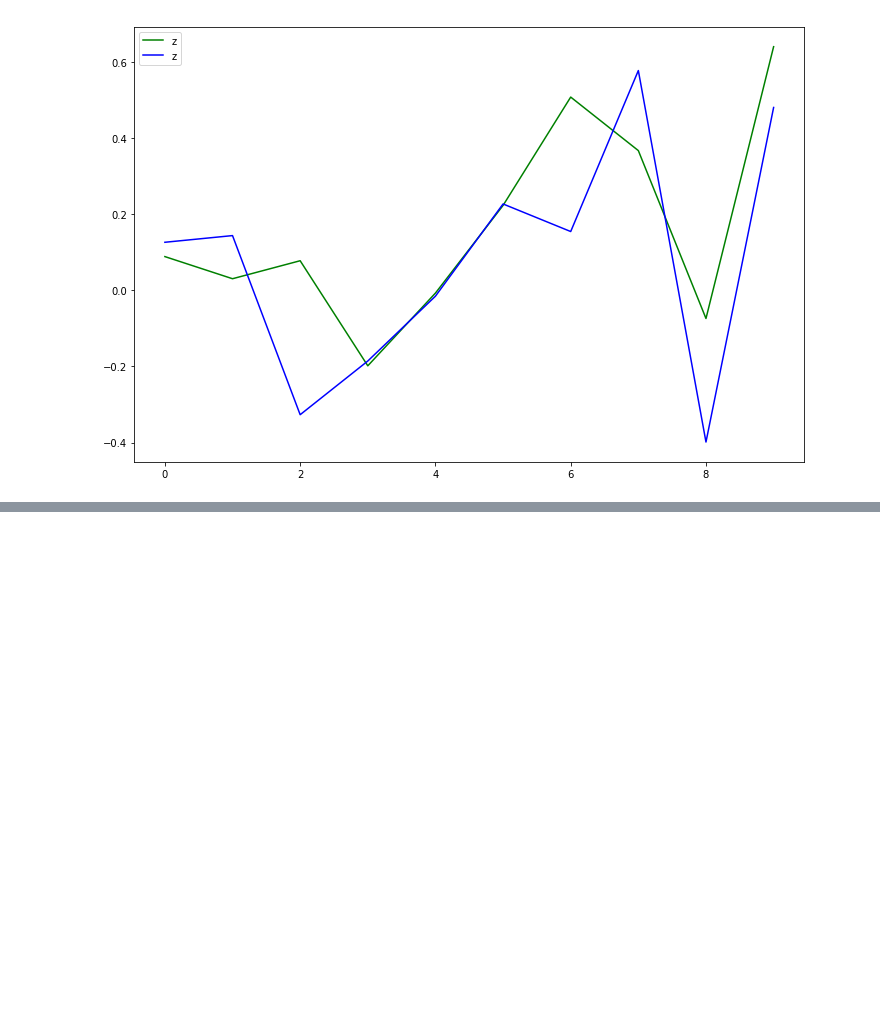
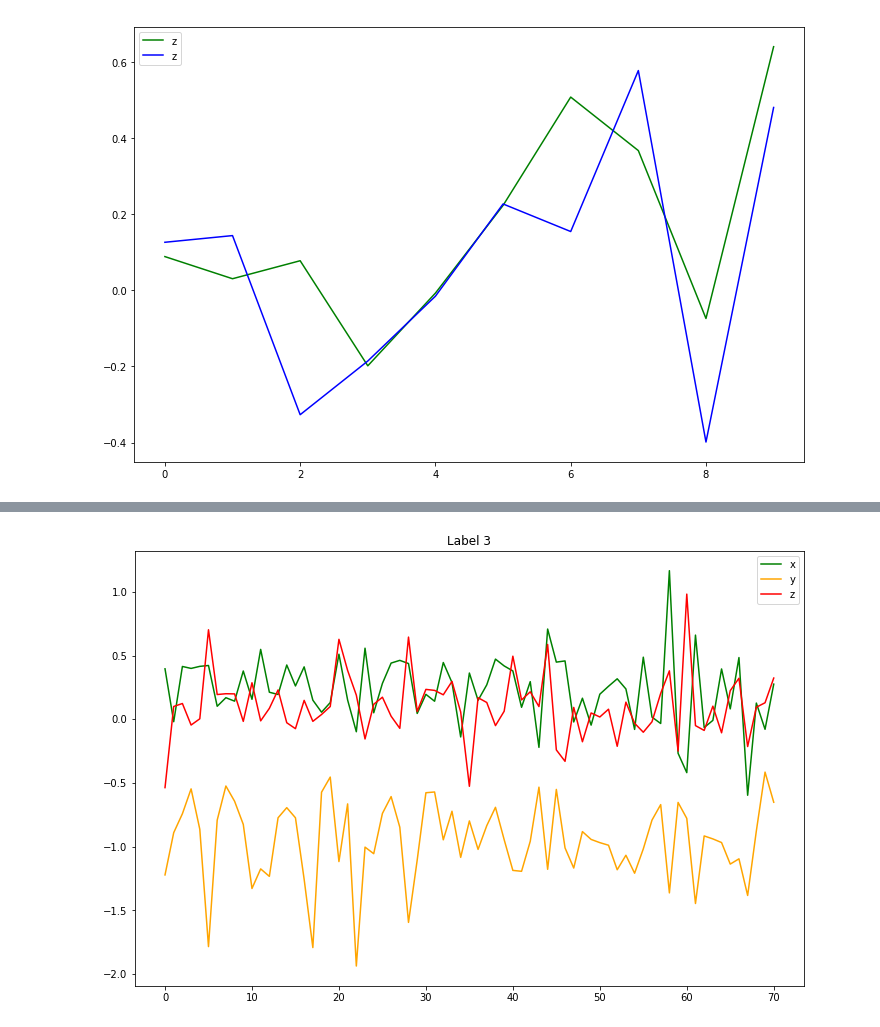
Before and after one commit to federicoweill/movement_prediction_edx_2019, a Jupyter notebook: movement_prediction-movelets.ipynb, the cells around one changed output, grey strips where cells are left out. Saved outputs shown, nothing was run; the diff lists cells and outputs as text; code cells hidden in the pictures; blank space fills up the shorter version.

```diff
--- a/movement_prediction-movelets.ipynb
+++ b/movement_prediction-movelets.ipynb
@@ -489,0 +477,17 @@ movelet_dict.tail()
+# %%
+plt.figure(figsize=(12,8))
+#plt.plot(range(10),movelet_dict.x[9], color = 'grey')
+#plt.plot(range(10),movelet_dict.y[9], color = 'yellow')
+plt.plot(range(df3l3.shape[0]),df3l3.x, color = 'green')
+plt.plot(range(df3l3.shape[0]),df3l3.y, color = 'orange')
+plt.plot(range(df3l3.shape[0]),df3l3.z,color = 'red')
+#plt.plot(range(10),x_testx, color = 'black')
+#plt.plot(range(10),X_test['z'].reset_index(drop = True) , color = 'blue')
+#plt.plot(range(10),X_test['acceleration'].reset_index(drop = True) , color = 'red')
+#plt.plot(range(10),movelet_dict.acceleration[9].reset_index(drop = True) , color = 'red')
+plt.title('Label 3')
+#plt.plot(df_label4_1.timestamp,df_label4_1.acceleration)
+plt.legend()
+plt.show()
+# %% [output]
+[figure, added]
```
Also changed, not shown: parts of 19 cells of this notebook.
